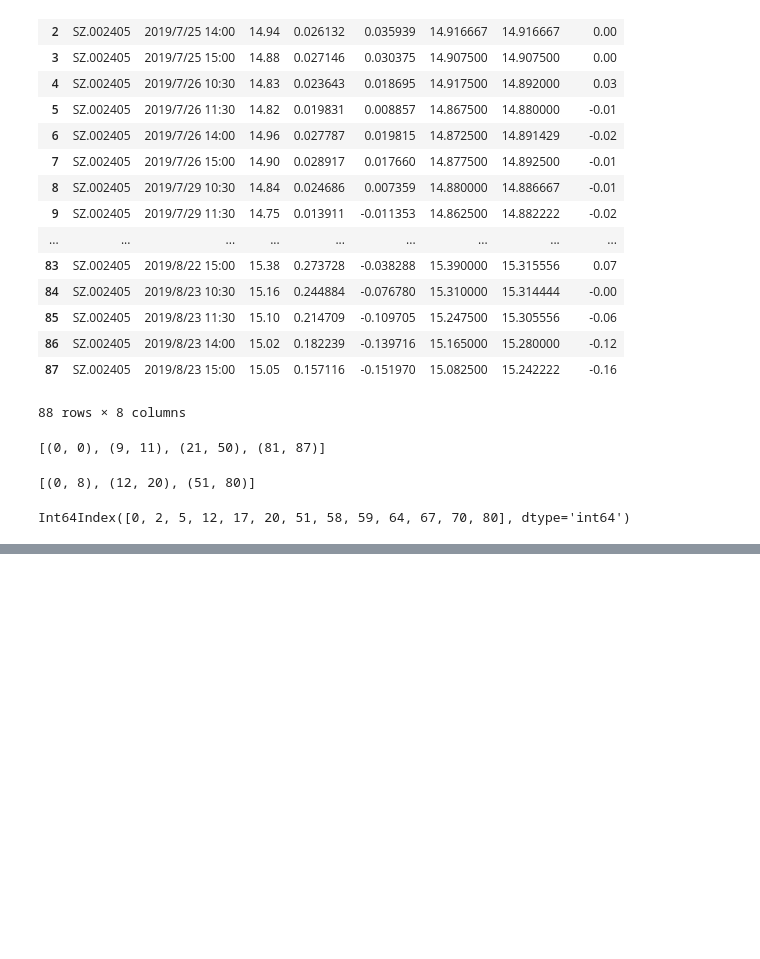
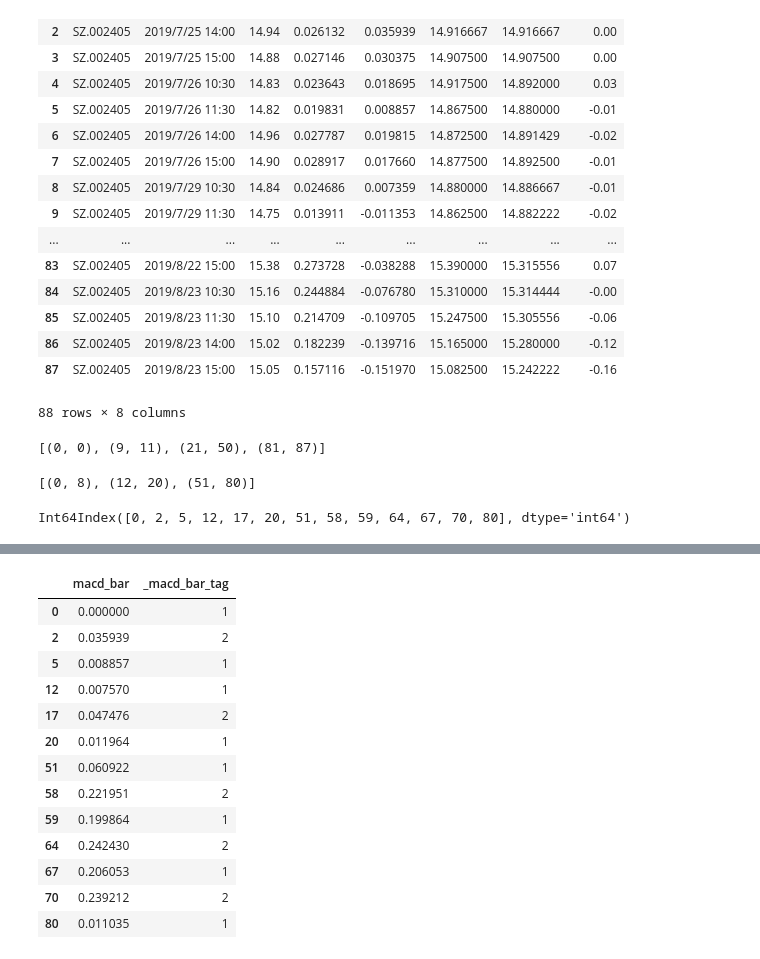
Before and after one commit to drunkpig/macd_exp, a Jupyter notebook: FFT.ipynb, the cells around one changed output, grey strips where cells are left out. Saved outputs shown, nothing was run; the diff lists cells and outputs as text; code cells hidden in the pictures; blank space fills up the shorter version.

```diff
--- a/FFT.ipynb
+++ b/FFT.ipynb
@@ -83 +83,19 @@ df_blue[df_blue._macd_bar!=0]
+# %%
+df_red = do_bar_wave_tag(df60, 'macd_bar', red_areas)
+df_red[df_red._macd_bar_tag!=0]
+# %% [output]
+|  | macd_bar | _macd_bar_tag |
+| 0 | 0.000000 | 1 |
+| 2 | 0.035939 | 2 |
+| 5 | 0.008857 | 1 |
+| 12 | 0.007570 | 1 |
+| 17 | 0.047476 | 2 |
+| 20 | 0.011964 | 1 |
+| 51 | 0.060922 | 1 |
+| 58 | 0.221951 | 2 |
+| 59 | 0.199864 | 1 |
+| 64 | 0.242430 | 2 |
+| 67 | 0.206053 | 1 |
+| 70 | 0.239212 | 2 |
+| 80 | 0.011035 | 1 |
 # %%
```
Also changed, not shown: parts of 6 cells of this notebook, 1 other file.
